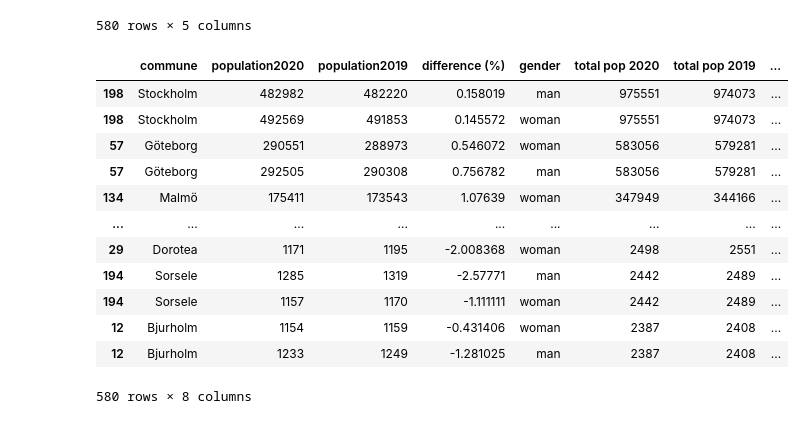
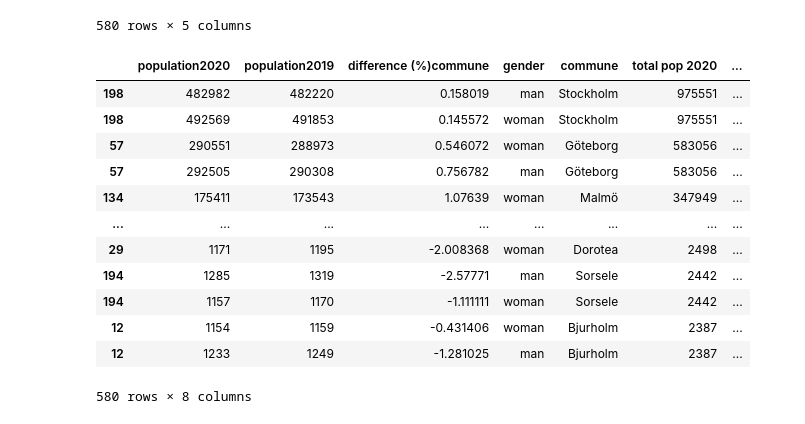
Before and after one commit to jwiegert/databehandling-joachim-wiegert, a Jupyter notebook: exercises/ex00_pandasbasics.ipynb, the cells around one changed output. Cells and saved outputs as stored; diff of their text form; code cells hidden in the pictures.

```diff
--- a/exercises/ex00_pandasbasics.ipynb
+++ b/exercises/ex00_pandasbasics.ipynb
@@ -249,27 +248,35 @@ dfcitymerge
 # %%
 # Continues here instead
 
 # Create double total population data frame
 #df_double_cities = pd.concat([dfcities,dfcities])
 #df_double_cities.sort_values(by="commune")
 
 #df_double_cities.info()
 #dfcitymerge.info()
 
 #df_cities_totalmerge = pd.concat([dfcitymerge,df_double_cities], axis="columns")
-df_cities_totalmerge = dfcitymerge.join(dfcities, rsuffix="commune").drop("communecommune", axis="columns")
+df_cities_totalmerge = dfcitymerge.join(dfcities, lsuffix="commune").drop("communecommune", axis="columns")
 df_cities_totalmerge.sort_values(by="total pop 2020", ascending=False)
+
+# TODO
+# Kolla dokumentationen på pandas.join
+# Prata med Kokchun om din merge här, du får extra "commune" inskrivet i vissa kolumner...
+
+# TODO
+# barplots etc
+# 3e and onward
 # %% [output]
-|  | commune | population2020 | population2019 | difference (%) | gender | total pop 2020 | total pop 2019 | ... |
-| 198 | Stockholm | 482982 | 482220 | 0.158019 | man | 975551 | 974073 | ... |
-| 198 | Stockholm | 492569 | 491853 | 0.145572 | woman | 975551 | 974073 | ... |
-| 57 | Göteborg | 290551 | 288973 | 0.546072 | woman | 583056 | 579281 | ... |
-| 57 | Göteborg | 292505 | 290308 | 0.756782 | man | 583056 | 579281 | ... |
-| 134 | Malmö | 175411 | 173543 | 1.07639 | woman | 347949 | 344166 | ... |
-| ... | ... | ... | ... | ... | ... | ... | ... | ... |
-| 29 | Dorotea | 1171 | 1195 | -2.008368 | woman | 2498 | 2551 | ... |
-| 194 | Sorsele | 1285 | 1319 | -2.57771 | man | 2442 | 2489 | ... |
-| 194 | Sorsele | 1157 | 1170 | -1.111111 | woman | 2442 | 2489 | ... |
-| 12 | Bjurholm | 1154 | 1159 | -0.431406 | woman | 2387 | 2408 | ... |
-| 12 | Bjurholm | 1233 | 1249 | -1.281025 | man | 2387 | 2408 | ... |
+|  | population2020 | population2019 | difference (%)commune | gender | commune | total pop 2020 | ... |
+| 198 | 482982 | 482220 | 0.158019 | man | Stockholm | 975551 | ... |
+| 198 | 492569 | 491853 | 0.145572 | woman | Stockholm | 975551 | ... |
+| 57 | 290551 | 288973 | 0.546072 | woman | Göteborg | 583056 | ... |
+| 57 | 292505 | 290308 | 0.756782 | man | Göteborg | 583056 | ... |
+| 134 | 175411 | 173543 | 1.07639 | woman | Malmö | 347949 | ... |
+| ... | ... | ... | ... | ... | ... | ... | ... |
+| 29 | 1171 | 1195 | -2.008368 | woman | Dorotea | 2498 | ... |
+| 194 | 1285 | 1319 | -2.57771 | man | Sorsele | 2442 | ... |
+| 194 | 1157 | 1170 | -1.111111 | woman | Sorsele | 2442 | ... |
+| 12 | 1154 | 1159 | -0.431406 | woman | Bjurholm | 2387 | ... |
+| 12 | 1233 | 1249 | -1.281025 | man | Bjurholm | 2387 | ... |
 580 rows × 8 columns
```
Also changed, not shown: parts of 1 cell of this notebook, 3 other files.
